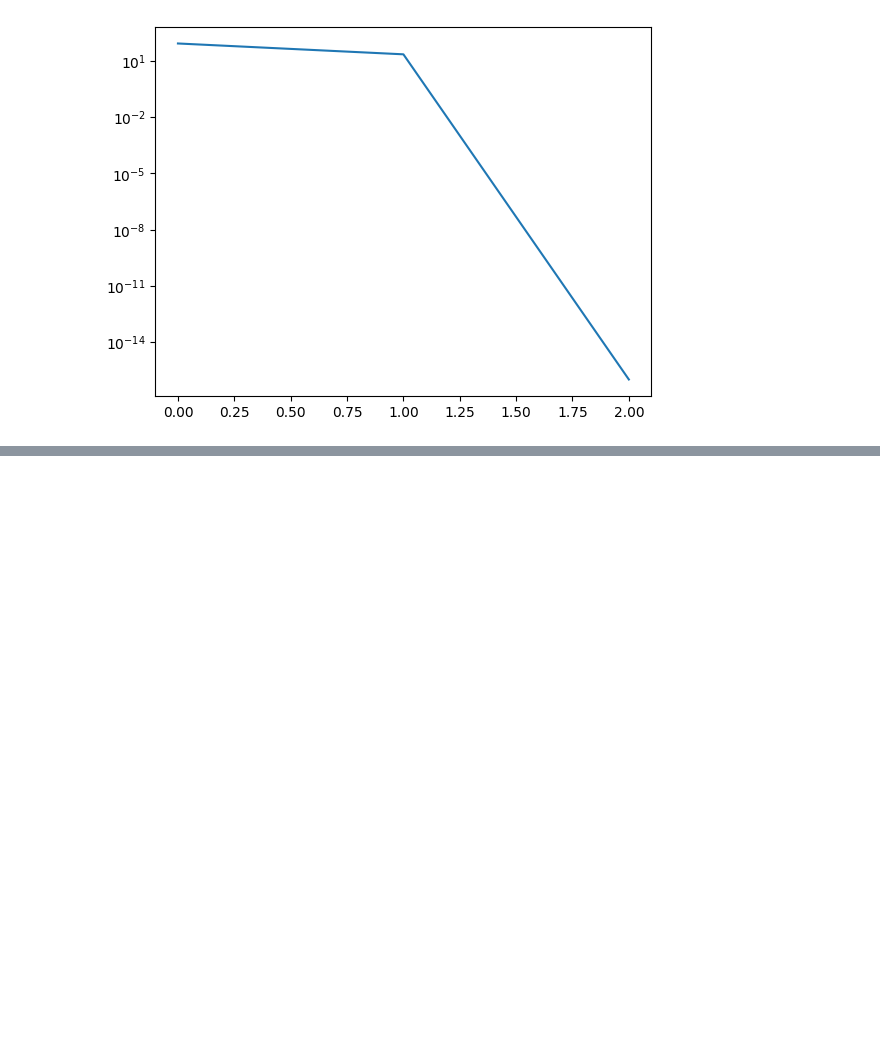
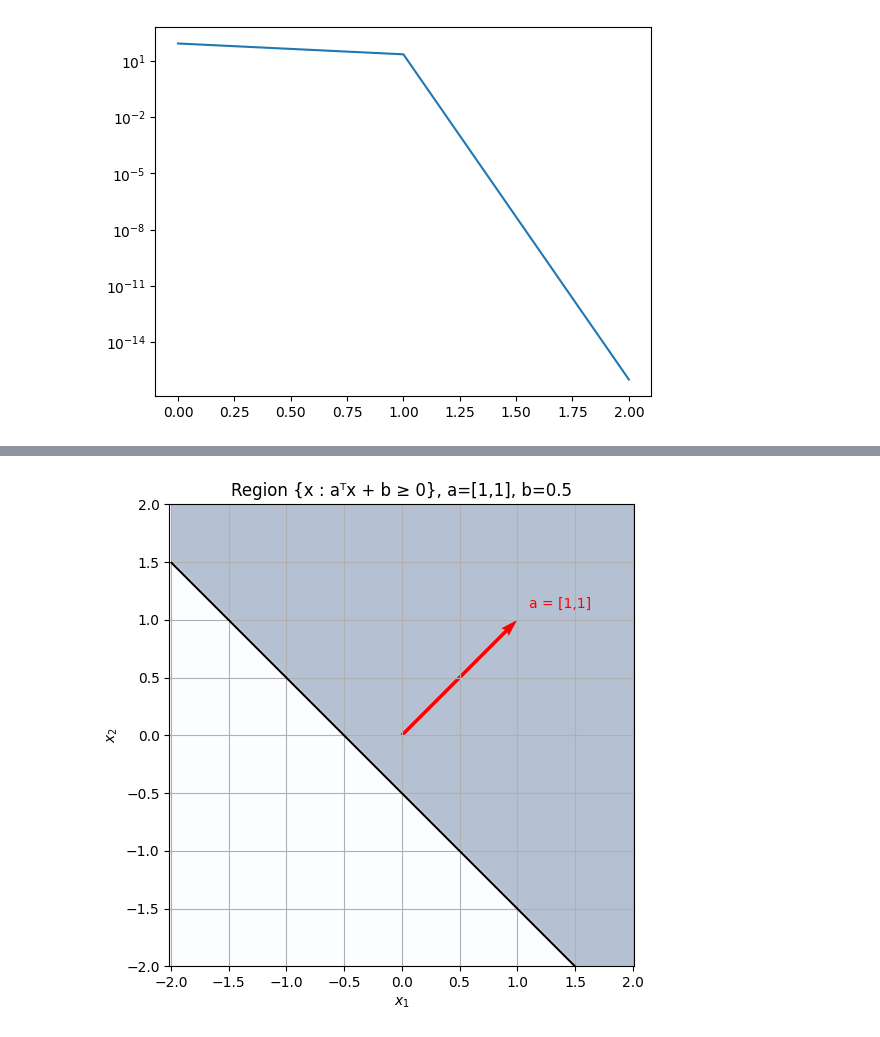
Before and after one commit to SoumyaBhaiya/my-practice, a Jupyter notebook: gradientDescent.ipynb, the cells around one changed output, grey strips where cells are left out. Cells and saved outputs as stored; diff of their text form; code cells hidden in the pictures; blank space fills up the shorter version.

```diff
--- a/gradientDescent.ipynb
+++ b/gradientDescent.ipynb
@@ -102,0 +344,28 @@ plt.semilogy(fs_n - min(fs_gd.min(), fs_hb.min(), fs_n.min()) + 1e-16, label='Ne
+# %%
+import numpy as np
+import matplotlib.pyplot as plt
+
+# Define grid
+x1 = np.linspace(-2, 2, 200)
+x2 = np.linspace(-2, 2, 200)
+X1, X2 = np.meshgrid(x1, x2)
+
+# Inequality region: a^T x + b >= 0 → X1 + X2 + 0.5 >= 0
+region = X1 + X2 + 0.5 >= 0
+
+plt.figure(figsize=(6,6))
+plt.contour(X1, X2, X1 + X2 + 0.5, levels=[0], colors='k')  # boundary line
+plt.imshow(region, extent=[-2,2,-2,2], origin='lower', alpha=0.3, cmap='Blues')
+
+# Plot normal vector 'a'
+plt.quiver(0, 0, 1, 1, angles='xy', scale_units='xy', scale=1, color='r')
+plt.text(1.1, 1.1, 'a = [1,1]', color='r')
+
+plt.xlabel('$x_1$')
+plt.ylabel('$x_2$')
+plt.title('Region {x : aᵀx + b ≥ 0}, a=[1,1], b=0.5')
+plt.grid(True)
+plt.axis('equal')
+plt.show()
+# %% [output]
+[figure, added]
```
Also changed, not shown: parts of 7 cells of this notebook.
